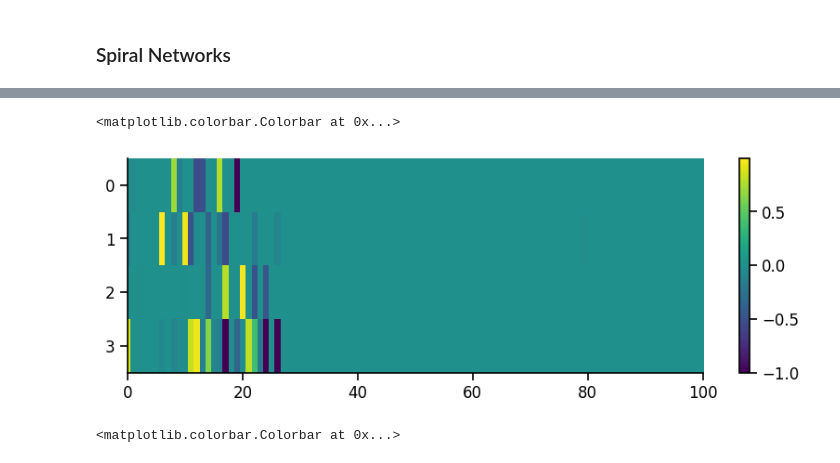
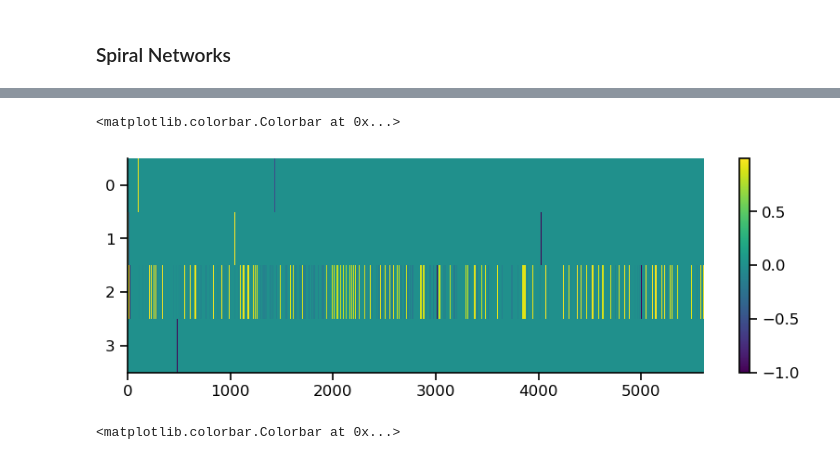
Before and after one commit to Milstein-Lab/EIANN, a Jupyter notebook: EIANN/notebooks/spiral_testing.ipynb, the cells around one changed output, grey strips where cells are left out. Drawn from its saved outputs; the diff is of its cells as text; code cells hidden in the pictures.

```diff
--- a/EIANN/notebooks/spiral_testing.ipynb
+++ b/EIANN/notebooks/spiral_testing.ipynb
@@ -98,12 +108,12 @@ plt.colorbar()
 # %%
 plt.figure()
 # plt.plot(torch.mean(spiral_bp.Output.E.plateau_history, dim=1))
 plt.imshow(spiral_bp.Output.E.plateau_history.T, aspect='auto', interpolation='none')
-plt.xlim(0, 100)
+# plt.xlim(0, 1000)
 plt.colorbar()
 # %% [output]
 <matplotlib.colorbar.Colorbar at 0x...>
-[figure, old version]
+[figure, new version]
 # %%
 plt.figure()
 # plt.plot(torch.mean(spiral_bp.Output.E.plateau_history, dim=1))
```
Also changed, not shown: parts of 8 cells of this notebook, 3 other files.
